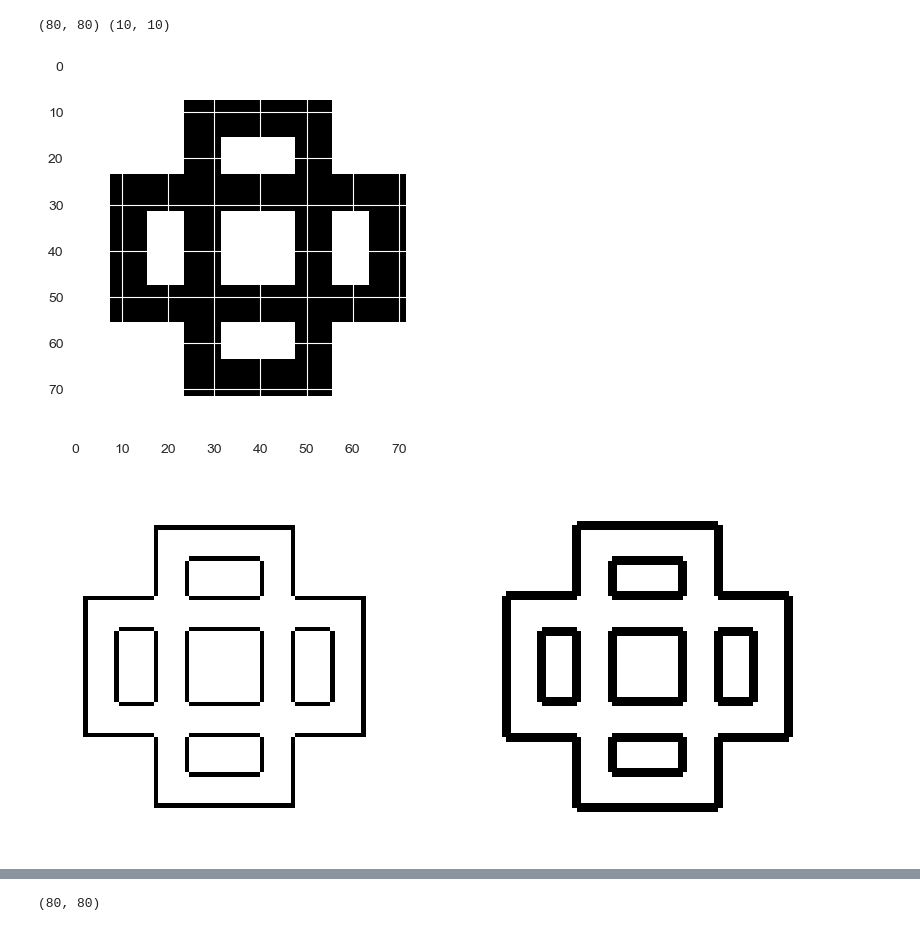
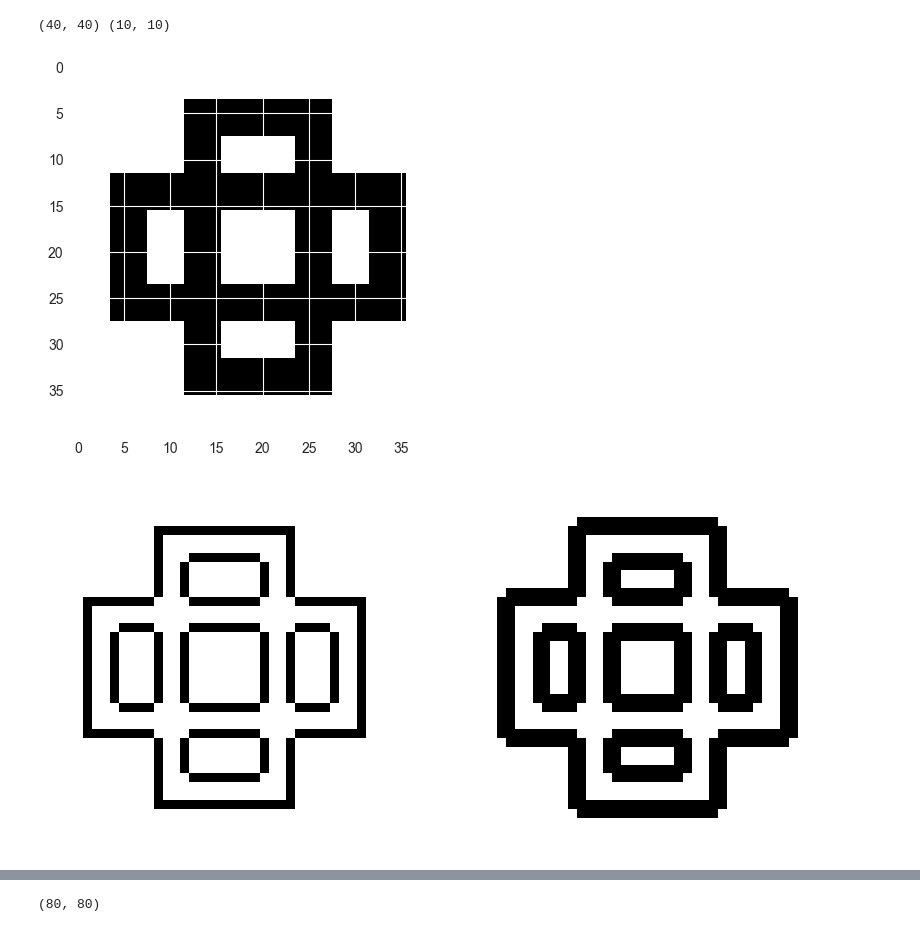
Before and after one commit to trutheresy/UQ-2D-Metamaterials, a Jupyter notebook: geometry_generation.ipynb, the cells around one changed output, grey strips where cells are left out. Drawn from its saved outputs; the diff is of its cells as text; code cells hidden in the pictures.

```diff
--- a/geometry_generation.ipynb
+++ b/geometry_generation.ipynb
@@ -251,25 +251,25 @@ def generate_mutations(image, n, symmetry, volume_fraction, flip_chance, flip_pr
 # %%
 #matrix = generate_geometry(10, 2, 0.75, 1)
 matrix = np.array([
     [0., 0., 0., 0., 0., 0., 0., 0., 0., 0.],
     [0., 0., 0., 1., 1., 1., 1., 0., 0., 0.],
     [0., 0., 0., 1., 0., 0., 1., 0., 0., 0.],
     [0., 1., 1., 1., 1., 1., 1., 1., 1., 0.],
     [0., 1., 0., 1., 0., 0., 1., 0., 1., 0.],
     [0., 1., 0., 1., 0., 0., 1., 0., 1., 0.],
     [0., 1., 1., 1., 1., 1., 1., 1., 1., 0.],
     [0., 0., 0., 1., 0., 0., 1., 0., 0., 0.],
     [0., 0., 0., 1., 1., 1., 1., 0., 0., 0.],
     [0., 0., 0., 0., 0., 0., 0., 0., 0., 0.],
 ])
 #plt.imshow(matrix, cmap='gray_r')
-scale = 8
+scale = 4
 scaled_matrix = np.repeat(np.repeat(matrix, scale, axis=0), scale, axis=1)
 plt.imshow(scaled_matrix, cmap='gray_r')
 print(scaled_matrix.shape, matrix.shape)
 # %% [output]
-(80, 80) (10, 10)
+(40, 40) (10, 10)
-[figure, old version]
+[figure, new version]
 # %%
 #print(find_edge_pixels(scaled_matrix))
 edge_matrix = get_edge_pixels_matrix(scaled_matrix, count_corners=False, count_both_mat=False)
@@ -277,7 +277,7 @@ edge_matrix_both_mat = get_edge_pixels_matrix(scaled_matrix, count_corners=False
 #visualize_matrices(scaled_matrix, edge_matrix)
 visualize_matrices(edge_matrix, edge_matrix_both_mat)
 # %% [output]
-[figure, old version]
+[figure, new version]
 # %%
 # Flip the edge pixels with a 50% chance
 # error_matrix = flip_edge_pixels_chance(scaled_matrix,
```
Also changed, not shown: parts of 3 cells of this notebook, 6 other files.
